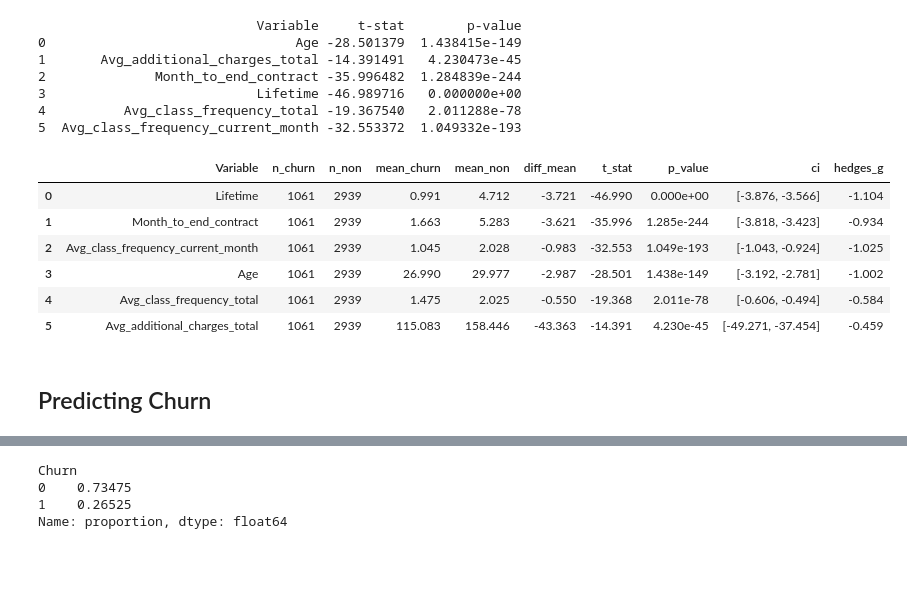
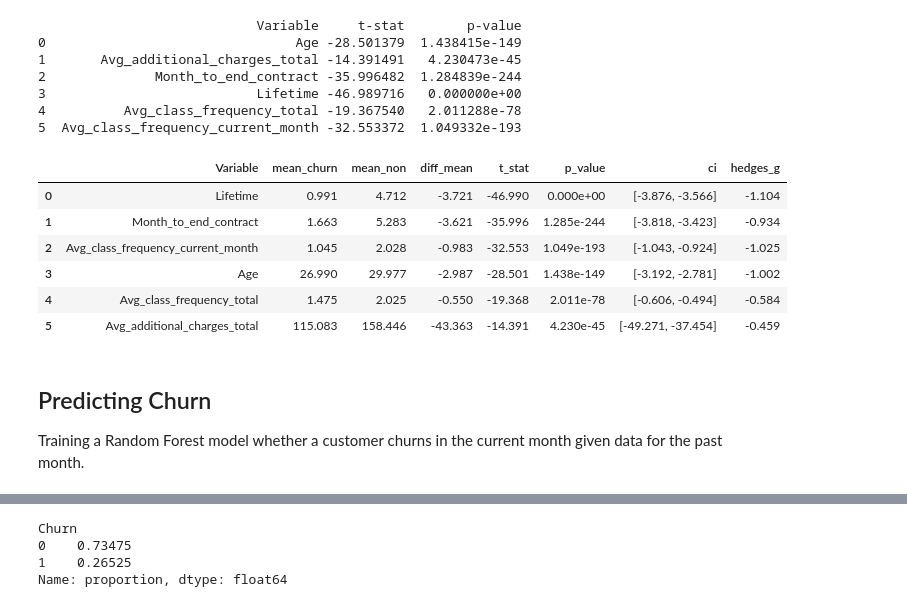
Before and after one commit to dbolotov/data_science_blog, a Jupyter notebook: gym_churn_analysis/gym_churn_analysis.ipynb, the cells around one changed output, grey strips where cells are left out. Drawn from its saved outputs; the diff is of its cells as text; code cells hidden in the pictures; blank space fills up the shorter version.

```diff
--- a/gym_churn_analysis/gym_churn_analysis.ipynb
+++ b/gym_churn_analysis/gym_churn_analysis.ipynb
@@ -110,25 +120,20 @@ plt.show()
 # %%
+# Boxplots for numeric features by churn
+
 df_plot = df.copy()
-df_plot["Churn_label"] = df_plot["Churn"].map({0: "No", 1: "Yes"})
 
-# reshape to long format for FacetGrid
-melted = pd.melt(df_plot, id_vars="Churn_label", value_vars=numerical_vars, var_name="variable", value_name="value")
+melted = pd.melt(df_plot, id_vars="Churn", value_vars=num_vars)
 
-# build the facet grid of boxplots
-g = sns.FacetGrid(melted, col="variable", sharey=False, height=4, aspect=1.2)
+g = sns.FacetGrid(melted, col="variable", sharey=False, height=3, aspect=0.7)
+g.map_dataframe(sns.boxplot, x="Churn", y="value", showfliers=True,
+                flierprops=dict(marker='o', markersize=4, markerfacecolor="gray", alpha=0.7),
+                width=0.5)
 
-g.map_dataframe(sns.boxplot, x="Churn_label", y="value", showfliers=True)
+g.set_titles("{col_name}", size=8.5)
+g.set_axis_labels("", "Value")
 
-# cosmetics: titles, labels, fonts
-g.set_titles("{col_name}", size=14)
-g.set_axis_labels("", "Value", fontsize=12)
-
-for ax in g.axes.flat:
-    ax.tick_params(labelsize=10)
-
-# global title + spacing
-g.fig.suptitle("Numeric Feature Distributions by Churn", fontsize=16)
-g.fig.subplots_adjust(top=0.85, wspace=0.15, hspace=0.25)
+g.fig.suptitle("Numeric Feature Distributions by Churn")
+g.fig.subplots_adjust(top=0.7, wspace = 1)
 
 plt.show()
 # %% [output]
@@ -163,9 +168,9 @@ print(ttest_results)
 # %%
 import numpy as np
 import pandas as pd
-from scipy.stats import ttest_ind, t
 
-def run_ttests_with_means(df, numerical_vars, churn_col="Churn", pretty=False):
+
+def run_ttests_with_means(df, num_vars, churn_col="Churn", pretty=False):
     """
     Compare numeric variables between churners (1) and non-churners (0).
     Uses Welch's t-test (unequal variances), and reports:
@@ -178,7 +183,7 @@ def run_ttests_with_means(df, numerical_vars, churn_col="Churn", pretty=False):
     Params
     ------
     df : DataFrame
-    numerical_vars : list[str]
+    num_vars : list[str]
     churn_col : str (default "Churn")
     pretty : bool -> if True, returns a formatted table (strings)
 
@@ -188,7 +193,7 @@ def run_ttests_with_means(df, numerical_vars, churn_col="Churn", pretty=False):
     """
     rows = []
 
-    for var in numerical_vars:
+    for var in num_vars:
         g1 = df[df[churn_col] == 1][var].dropna()  # churners
         g0 = df[df[churn_col] == 0][var].dropna()  # non-churners
 
@@ -214,7 +219,6 @@ def run_ttests_with_means(df, numerical_vars, churn_col="Churn", pretty=False):
         ci_high = diff + t_crit * se
 
         # Effect size: Hedges' g (using pooled SD, then small-sample correction)
-        # (common practice even with Welch test for a standardized difference)
         sp2 = ((n1 - 1) * s1**2 + (n0 - 1) * s0**2) / (n1 + n0 - 2)
         sp = np.sqrt(sp2)
         d = diff / sp if sp > 0 else np.nan
@@ -223,43 +227,44 @@ def run_ttests_with_means(df, numerical_vars, churn_col="Churn", pretty=False):
 
         rows.append({
             "Variable": var,
             "n_churn": n1, "mean_churn": m1,
             "n_non": n0, "mean_non": m0,
             "diff_mean": diff,
             "t_stat": t_stat, "p_value": p_val,
             "ci_low": ci_low, "ci_high": ci_high,
             "hedges_g": g_hedges
         })
 
     out = pd.DataFrame(rows).sort_values("p_value")
 
     if not pretty:
         return out.reset_index(drop=True)
 
-    # Pretty formatting for presentation
+    # Formatting
     out_fmt = out.copy()
     out_fmt["mean_churn"] = out_fmt["mean_churn"].map(lambda x: f"{x:.3f}")
     out_fmt["mean_non"]   = out_fmt["mean_non"].map(lambda x: f"{x:.3f}")
     out_fmt["diff_mean"]  = out_fmt["diff_mean"].map(lambda x: f"{x:+.3f}")
     out_fmt["t_stat"]     = out_fmt["t_stat"].map(lambda x: f"{x:.3f}")
     out_fmt["p_value"]    = out_fmt["p_value"].map(lambda x: f"{x:.3e}")
     out_fmt["ci"]         = out.apply(lambda r: f"[{r.ci_low:.3f}, {r.ci_high:.3f}]", axis=1)
     out_fmt["hedges_g"]   = out_fmt["hedges_g"].map(lambda x: f"{x:+.3f}")
 
-    cols = ["Variable", "n_churn", "n_non", "mean_churn", "mean_non",
+    cols = ["Variable", "mean_churn", "mean_non",
             "diff_mean", "t_stat", "p_value", "ci", "hedges_g"]
     return out_fmt[cols].reset_index(drop=True)
 
-#Example:
-results = run_ttests_with_means(df, numerical_vars, pretty=True)
+results = run_ttests_with_means(df, num_vars, pretty=True)
 results
 # %% [output]
-|  | Variable | n_churn | n_non | mean_churn | mean_non | diff_mean | t_stat | p_value | ci | hedges_g |
-| 0 | Lifetime | 1061 | 2939 | 0.991 | 4.712 | -3.721 | -46.990 | 0.000e+00 | [-3.876, -3.566] | -1.104 |
-| 1 | Month_to_end_contract | 1061 | 2939 | 1.663 | 5.283 | -3.621 | -35.996 | 1.285e-244 | [-3.818, -3.423] | -0.934 |
-| 2 | Avg_class_frequency_current_month | 1061 | 2939 | 1.045 | 2.028 | -0.983 | -32.553 | 1.049e-193 | [-1.043, -0.924] | -1.025 |
-| 3 | Age | 1061 | 2939 | 26.990 | 29.977 | -2.987 | -28.501 | 1.438e-149 | [-3.192, -2.781] | -1.002 |
-| 4 | Avg_class_frequency_total | 1061 | 2939 | 1.475 | 2.025 | -0.550 | -19.368 | 2.011e-78 | [-0.606, -0.494] | -0.584 |
-| 5 | Avg_additional_charges_total | 1061 | 2939 | 115.083 | 158.446 | -43.363 | -14.391 | 4.230e-45 | [-49.271, -37.454] | -0.459 |
+|  | Variable | mean_churn | mean_non | diff_mean | t_stat | p_value | ci | hedges_g |
+| 0 | Lifetime | 0.991 | 4.712 | -3.721 | -46.990 | 0.000e+00 | [-3.876, -3.566] | -1.104 |
+| 1 | Month_to_end_contract | 1.663 | 5.283 | -3.621 | -35.996 | 1.285e-244 | [-3.818, -3.423] | -0.934 |
+| 2 | Avg_class_frequency_current_month | 1.045 | 2.028 | -0.983 | -32.553 | 1.049e-193 | [-1.043, -0.924] | -1.025 |
+| 3 | Age | 26.990 | 29.977 | -2.987 | -28.501 | 1.438e-149 | [-3.192, -2.781] | -1.002 |
+| 4 | Avg_class_frequency_total | 1.475 | 2.025 | -0.550 | -19.368 | 2.011e-78 | [-0.606, -0.494] | -0.584 |
+| 5 | Avg_additional_charges_total | 115.083 | 158.446 | -43.363 | -14.391 | 4.230e-45 | [-49.271, -37.454] | -0.459 |
 # %% [markdown]
 ## Predicting Churn
+
+Training a Random Forest model whether a customer churns in the current month given data for the past month.
```
Also changed, not shown: parts of 20 cells of this notebook.
